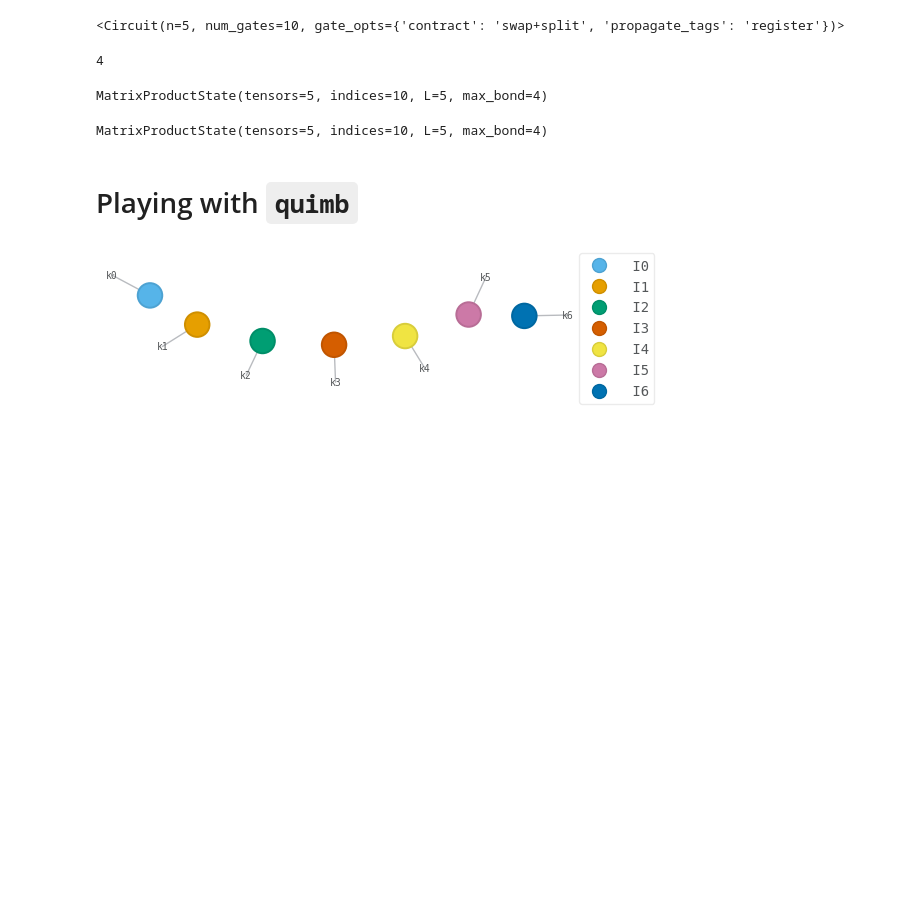
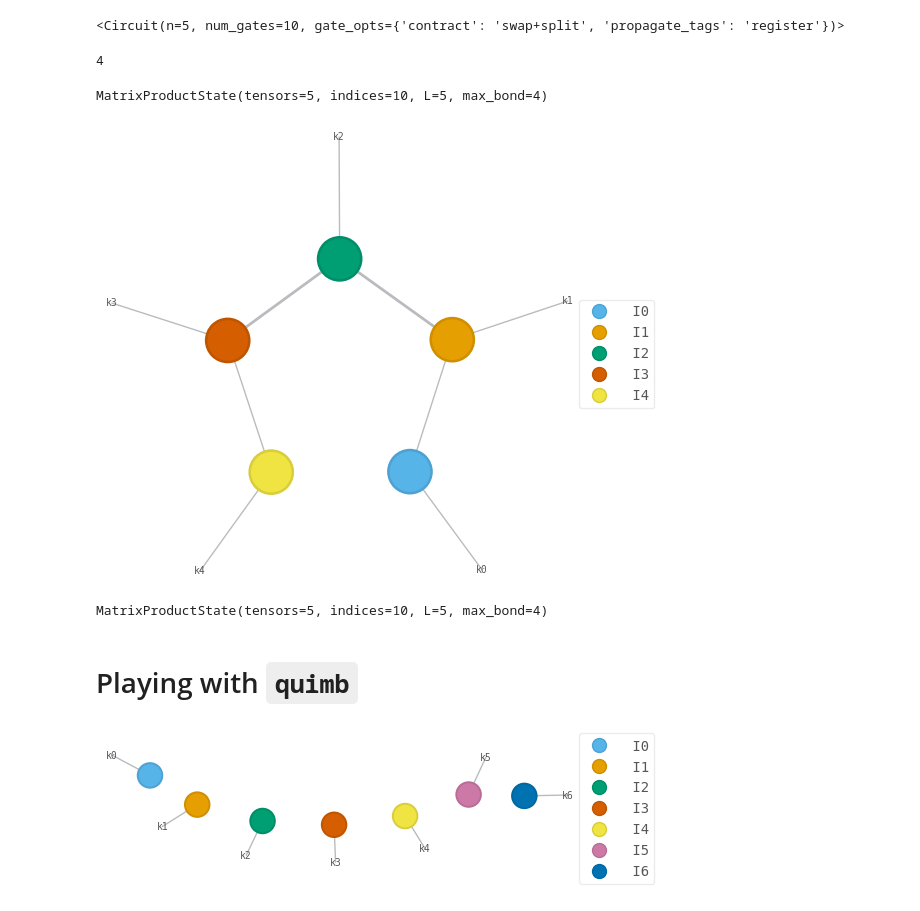
Before and after one commit to PietropaoloFrisoni/pennylane-lightning, a Jupyter notebook: notebooks/FrisusExperiments.ipynb, the cells around one changed output. Drawn from its saved outputs; the diff is of its cells as text; code cells hidden in the pictures; blank space fills up the shorter version.

```diff
--- a/notebooks/FrisusExperiments.ipynb
+++ b/notebooks/FrisusExperiments.ipynb
@@ -16,19 +16,20 @@ O1 = qml.Identity(wires=[0])
 O2 = qml.PauliZ(wires=[1])
 
 ops = [
-    qml.qml.CSWAP(wires=[0, 1, 2]),
     qml.PauliX(wires=[0]),
     qml.RX(theta, wires=[0]),
     qml.RX(phi, wires=[1]),
-    qml.CNOT(wires=[0, 1]),
+    qml.CNOT(wires=[3, 4]),
     qml.DoubleExcitation(phi, wires=[1, 2, 3, 4]),
     qml.qml.CSWAP(wires=[0, 1, 2]),
-    qml.Hadamard(wires=[1]),
+    qml.Hadamard(wires=[4]),
+    qml.qml.CSWAP(wires=[2, 3, 4]),
     qml.CNOT(wires=[2, 4]),
     qml.DoubleExcitation(phi, wires=[0, 1, 3, 4]),
 ]
 
-meas = [qml.expval(O1), qml.expval(O2)]
+meas = [qml.expval(O2), qml.expval(O2), qml.var(qml.PauliY(wires=[2])), qml.expval(O1), qml.var(qml.PauliY(wires=[4]))]
+
 
 tape = qml.tape.QuantumScript(ops=ops, measurements=meas)
 # %%
@@ -235,7 +247,9 @@ obj._interface._circuitMPS.psi
 # %% [output]
 MatrixProductState(tensors=5, indices=10, L=5, max_bond=4)
 # %%
-# obj._interface._circuitMPS.psi.draw(color=[f"I{q}" for q in range(len(wires))], show_tags=False, show_inds=True)
+obj._interface._circuitMPS.psi.draw(color=[f"I{q}" for q in range(len(wires))], show_tags=False, show_inds=True)
+# %% [output]
+[figure, added]
 # %%
 # obj.compute_derivatives(tape)
 # %%
```
Also changed, not shown: parts of 11 cells of this notebook, 2 other files.
